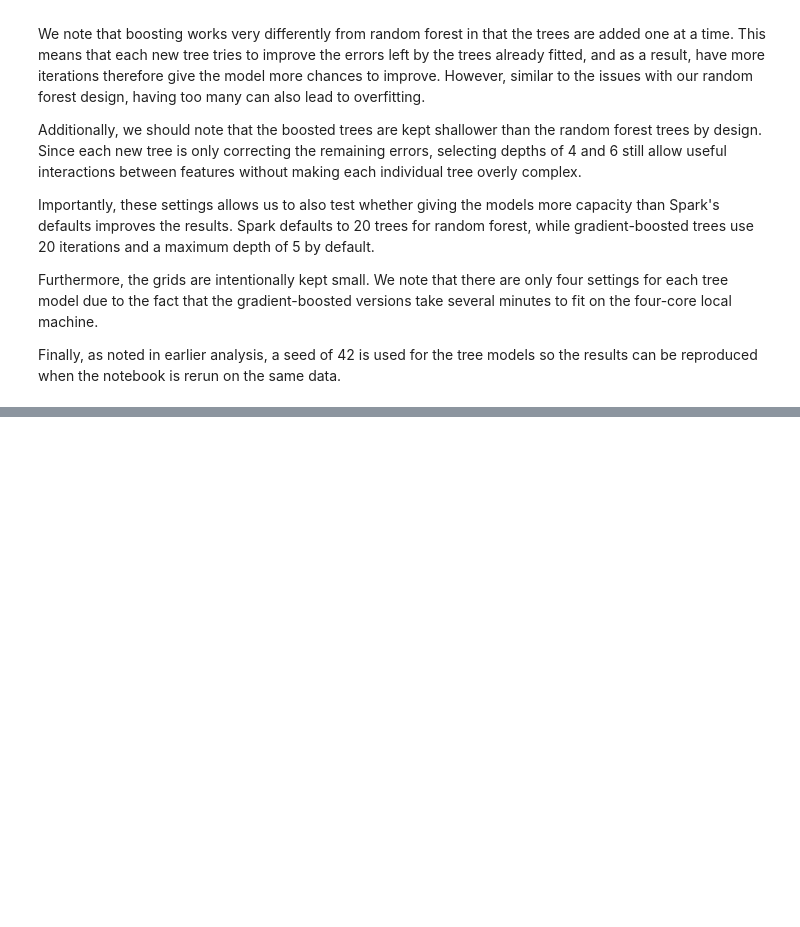
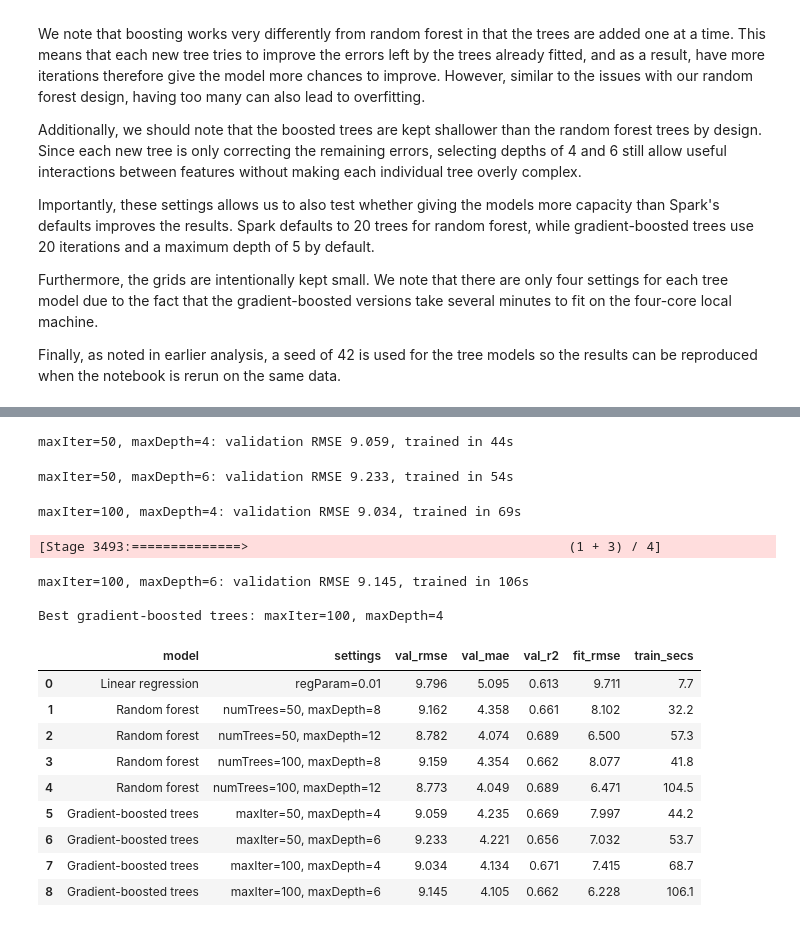
Before and after one commit to mounisha-dev21/ito5202-assessment2-streaming, a Jupyter notebook: assessment2.ipynb, the cells around one changed output, grey strips where cells are left out. Drawn from its saved outputs; the diff is of its cells as text; code cells hidden in the pictures; blank space fills up the shorter version.

Commit message:
tuned random forest and gradient boosted trees models

```diff
--- a/assessment2.ipynb
+++ b/assessment2.ipynb
@@ -1660,0 +1769,62 @@ Finally, as noted in earlier analysis, a seed of 42 is used for the tree models
+# %%
+# Remove any earlier gradient-boosted tree results, so rerunning this cell doesn't duplicate rows
+model_results = [r for r in model_results if r["model"] != "Gradient-boosted trees"]
+
+# Gradient-boosted trees: every combination of iterations and maximum depth
+gbt_grid = [(50, 4), (50, 6), (100, 4), (100, 6)]
+best_gbt_model, best_gbt_rmse, best_gbt_settings = None, float("inf"), None
+
+for iterations, depth in gbt_grid:
+    gbt = GBTRegressor(
+        featuresCol="features",
+        labelCol="freight_value",
+        maxIter=iterations,
+        maxDepth=depth,
+        stepSize=0.1,
+        seed=SEED
+    )
+    pipeline = Pipeline(stages=feature_stages + [gbt])
+
+    start = time.time()
+    model = pipeline.fit(fit_df)
+    train_time = time.time() - start
+
+    val = evaluate(model.transform(val_df))
+    fit = evaluate(model.transform(fit_df))
+    settings = f"maxIter={iterations}, maxDepth={depth}"
+
+    model_results.append({
+        "model": "Gradient-boosted trees",
+        "settings": settings,
+        "val_rmse": val["rmse"],
+        "val_mae": val["mae"],
+        "val_r2": val["r2"],
+        "fit_rmse": fit["rmse"],
+        "train_secs": round(train_time, 1)
+    })
+    print(f"{settings}: validation RMSE {val['rmse']}, trained in {train_time:.0f}s")
+
+    # Keep the best configuration so it doesn't need retraining later
+    if val["rmse"] < best_gbt_rmse:
+        best_gbt_model, best_gbt_rmse, best_gbt_settings = model, val["rmse"], settings
+
+print("\nBest gradient-boosted trees:", best_gbt_settings)
+pd.DataFrame(model_results)
+# %% [output]
+maxIter=50, maxDepth=4: validation RMSE 9.059, trained in 44s
+maxIter=50, maxDepth=6: validation RMSE 9.233, trained in 54s
+maxIter=100, maxDepth=4: validation RMSE 9.034, trained in 69s
+[Stage 3493:==============>                                         (1 + 3) / 4]
+maxIter=100, maxDepth=6: validation RMSE 9.145, trained in 106s
+
+Best gradient-boosted trees: maxIter=100, maxDepth=4
+|  | model | settings | val_rmse | val_mae | val_r2 | fit_rmse | train_secs |
+| 0 | Linear regression | regParam=0.01 | 9.796 | 5.095 | 0.613 | 9.711 | 7.7 |
+| 1 | Random forest | numTrees=50, maxDepth=8 | 9.162 | 4.358 | 0.661 | 8.102 | 32.2 |
+| 2 | Random forest | numTrees=50, maxDepth=12 | 8.782 | 4.074 | 0.689 | 6.500 | 57.3 |
+| 3 | Random forest | numTrees=100, maxDepth=8 | 9.159 | 4.354 | 0.662 | 8.077 | 41.8 |
+| 4 | Random forest | numTrees=100, maxDepth=12 | 8.773 | 4.049 | 0.689 | 6.471 | 104.5 |
+| 5 | Gradient-boosted trees | maxIter=50, maxDepth=4 | 9.059 | 4.235 | 0.669 | 7.997 | 44.2 |
+| 6 | Gradient-boosted trees | maxIter=50, maxDepth=6 | 9.233 | 4.221 | 0.656 | 7.032 | 53.7 |
+| 7 | Gradient-boosted trees | maxIter=100, maxDepth=4 | 9.034 | 4.134 | 0.671 | 7.415 | 68.7 |
+| 8 | Gradient-boosted trees | maxIter=100, maxDepth=6 | 9.145 | 4.105 | 0.662 | 6.228 | 106.1 |
```
Also changed, not shown: parts of 1 cell of this notebook.
